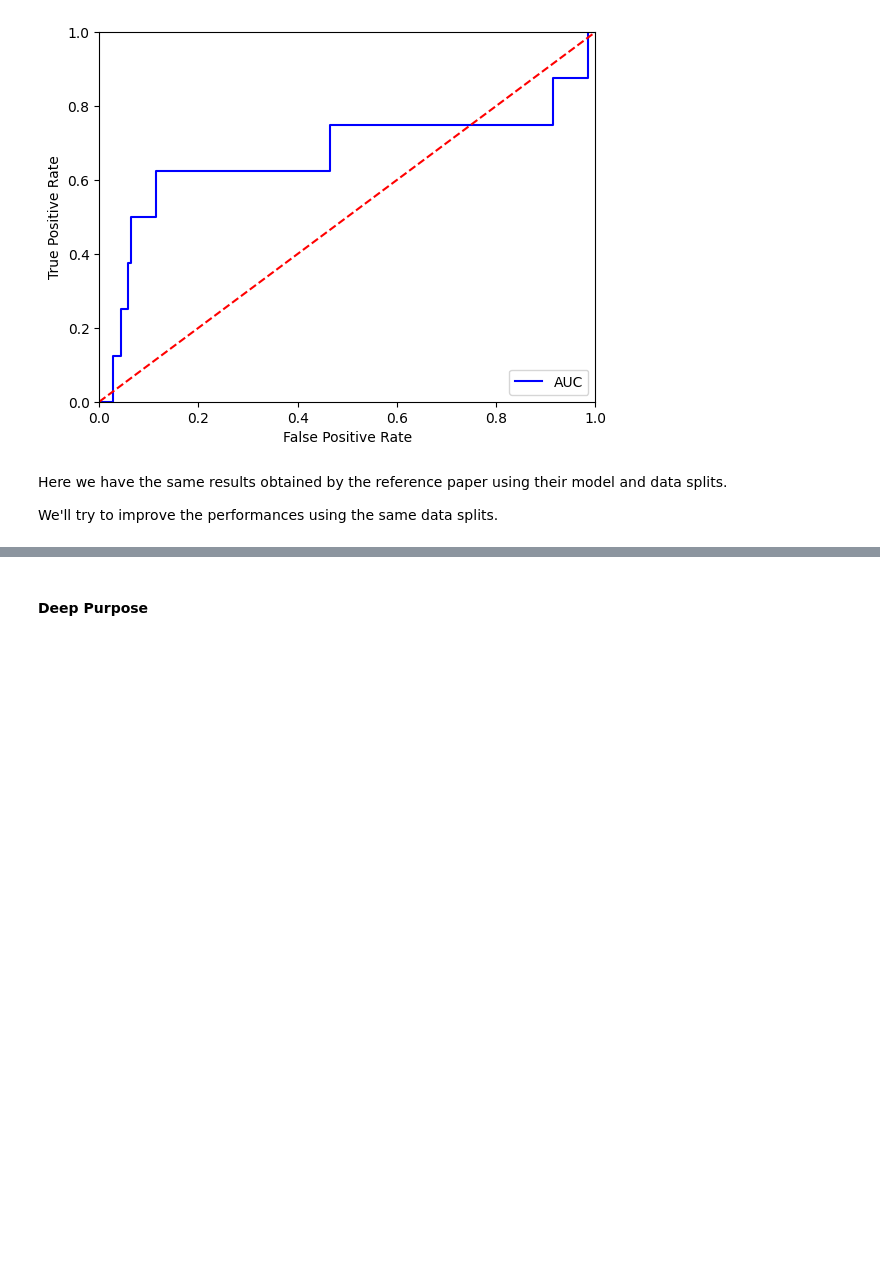
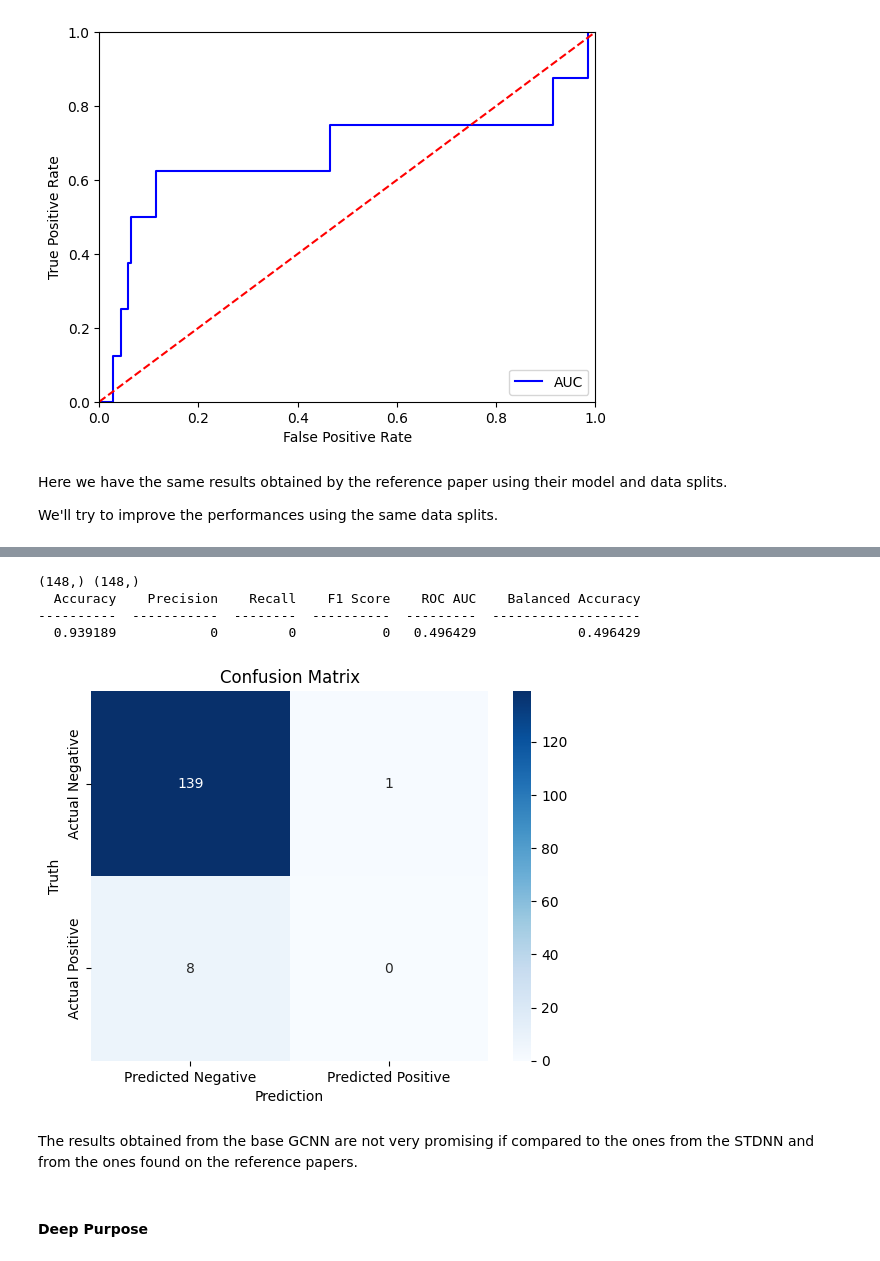
Before and after one commit to FabioLddo/toxicity_prediction, a Jupyter notebook: toxicity_prediction_project-Bulloni_Ippolito_Loddo-D3A.ipynb, the cells around one changed output, grey strips where cells are left out. Saved outputs shown, nothing was run; the diff lists cells and outputs as text; code cells hidden in the pictures; blank space fills up the shorter version.

Commit message:
divided tox21 from clintox analysis.

```diff
--- a/toxicity_prediction_project-Bulloni_Ippolito_Loddo-D3A.ipynb
+++ b/toxicity_prediction_project-Bulloni_Ippolito_Loddo-D3A.ipynb
@@ -789,0 +707,19 @@ We'll try to improve the performances using the same data splits.
+# %%
+# Get data with features for the GCNN
+train, valid, test = [featurize(data, CLINTOX_TARGET) for data in [train_data, valid_data, test_data]]
+# %%
+# Define the model
+model = dc.models.GraphConvModel(
+    len(clintox_task),
+    batch_size=512,
+    mode='classification',
+    n_classes=2,
+)
+
+# Train the model for 50 epochs
+num_epochs = 50
+losses = []
+for i in range(num_epochs):
+    loss = model.fit(train, nb_epoch=1)
+    print("Epoch %d loss: %f" % (i+1, loss))
+    losses.append(loss)
@@ -790,3 +754,22 @@ We'll try to improve the performances using the same data splits.
+# %%
+# Manipulate the data to use our scoring function
+y_test = test.to_dataframe()['y'].values
+y_pred = model.predict(test).reshape((148, 2))
+y_test_binary = (y_test > 0.5).astype(int)
+
+arg_m = np.argmax(y_pred, axis=1)
+y_pred_binary = np.where(arg_m > 0.5, 1, 0)
+
+# Evaluate the model
+evaluate_deepchem(y_test_binary, y_pred_binary)
+# %% [output]
+(148,) (148,)
+  Accuracy    Precision    Recall    F1 Score    ROC AUC    Balanced Accuracy
+----------  -----------  --------  ----------  ---------  -------------------
+  0.939189            0         0           0   0.496429             0.496429
+[figure, added]
+# %% [markdown]
+The results obtained from the base GCNN are not very promising if compared to the ones from the STDNN and from the ones found on the reference papers.
 # %% [markdown]
 #### Deep Purpose
 # %%
```
Also changed, not shown: parts of 57 cells of this notebook, 8 other files.
